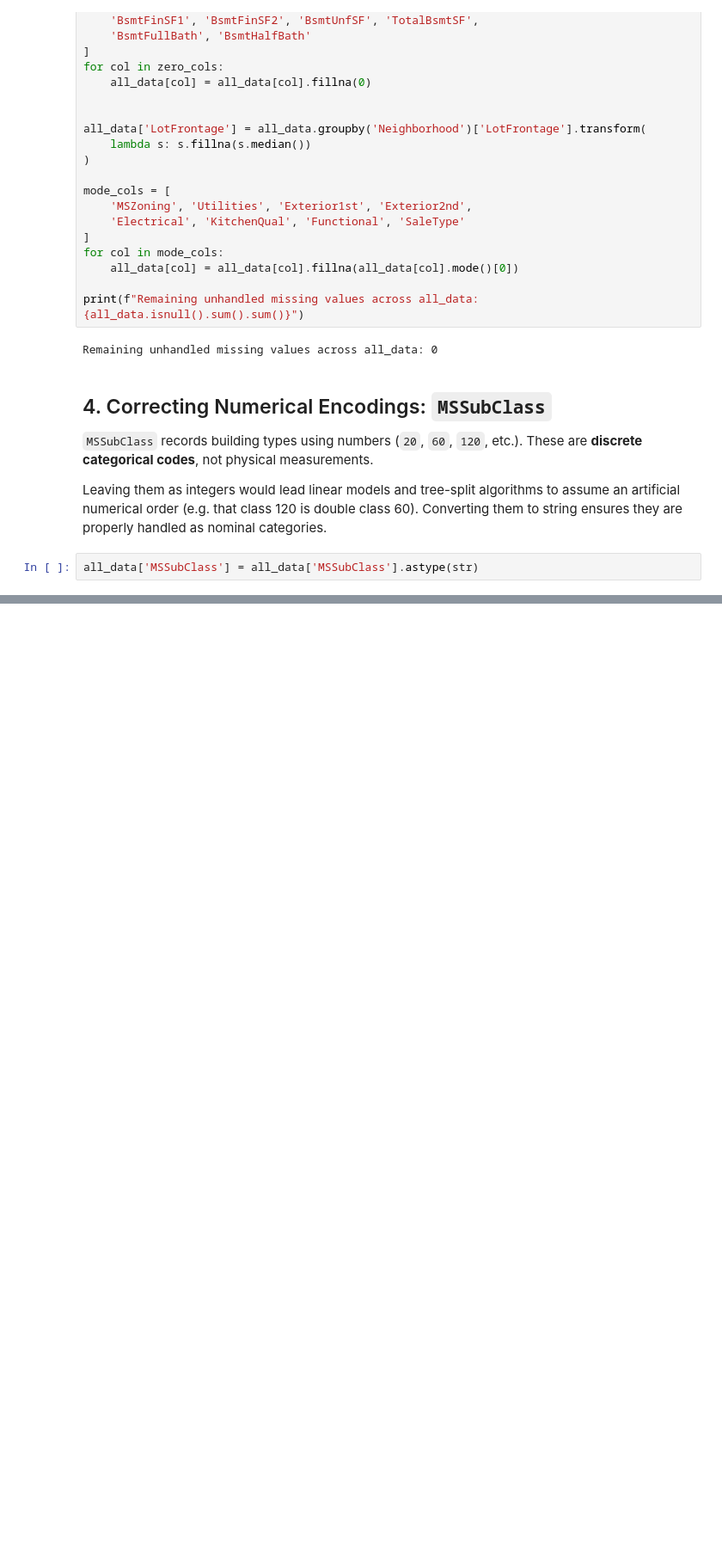
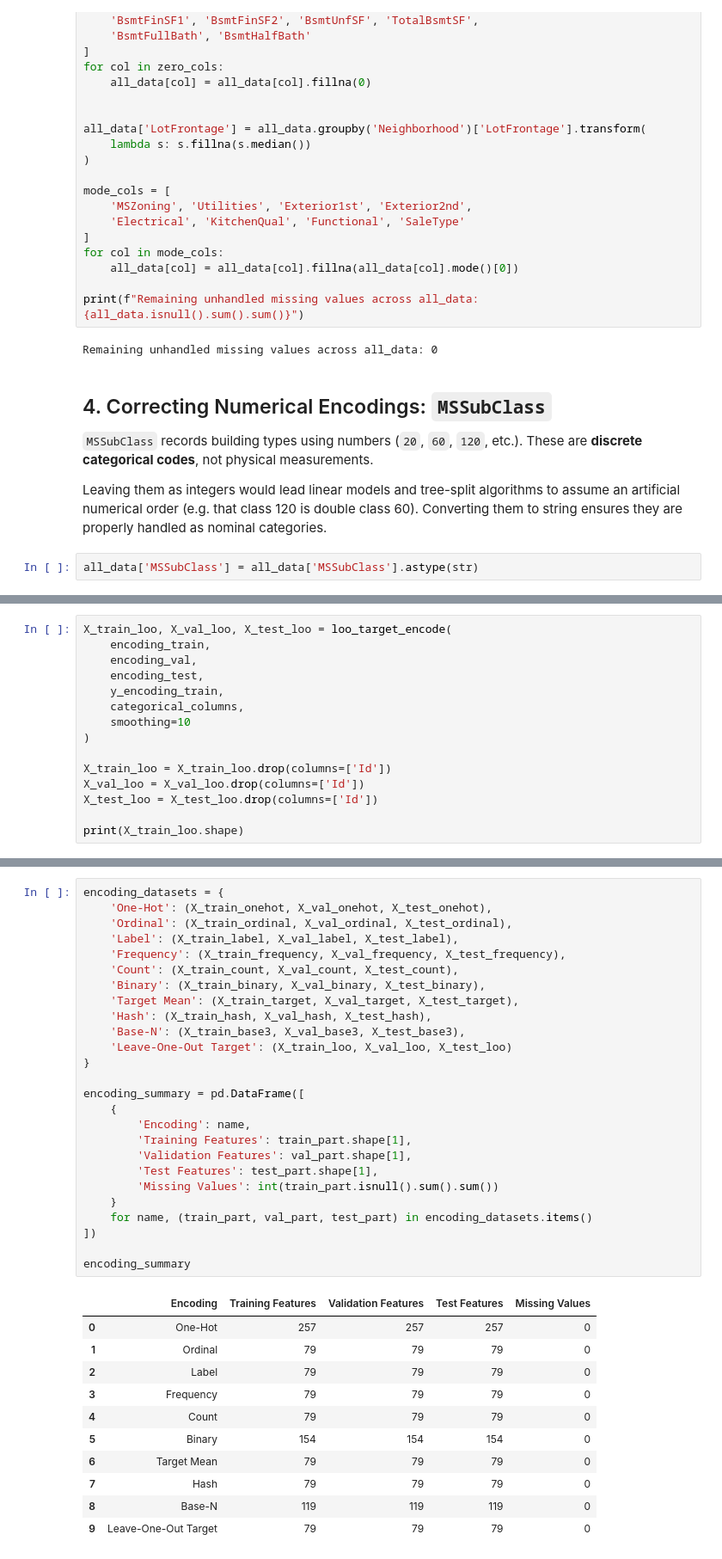
Before and after one commit to lavignenancy/House-Pricing-Gradient-Boosting-Encoding, a Jupyter notebook: house_prices.ipynb, the cells around one changed output, grey strips where cells are left out. Shown at 86% size. Drawn from its saved outputs; the diff is of its cells as text; blank space fills up the shorter version.

```diff
--- a/house_prices.ipynb
+++ b/house_prices.ipynb
@@ -247,0 +800,15 @@ Submission file successfully saved as 'submission.csv'!
+# %%
+X_train_loo, X_val_loo, X_test_loo = loo_target_encode(
+    encoding_train,
+    encoding_val,
+    encoding_test,
+    y_encoding_train,
+    categorical_columns,
+    smoothing=10
+)
+
+X_train_loo = X_train_loo.drop(columns=['Id'])
+X_val_loo = X_val_loo.drop(columns=['Id'])
+X_test_loo = X_test_loo.drop(columns=['Id'])
+
+print(X_train_loo.shape)
@@ -247,0 +831,38 @@ Submission file successfully saved as 'submission.csv'!
+# %%
+encoding_datasets = {
+    'One-Hot': (X_train_onehot, X_val_onehot, X_test_onehot),
+    'Ordinal': (X_train_ordinal, X_val_ordinal, X_test_ordinal),
+    'Label': (X_train_label, X_val_label, X_test_label),
+    'Frequency': (X_train_frequency, X_val_frequency, X_test_frequency),
+    'Count': (X_train_count, X_val_count, X_test_count),
+    'Binary': (X_train_binary, X_val_binary, X_test_binary),
+    'Target Mean': (X_train_target, X_val_target, X_test_target),
+    'Hash': (X_train_hash, X_val_hash, X_test_hash),
+    'Base-N': (X_train_base3, X_val_base3, X_test_base3),
+    'Leave-One-Out Target': (X_train_loo, X_val_loo, X_test_loo)
+}
+
+encoding_summary = pd.DataFrame([
+    {
+        'Encoding': name,
+        'Training Features': train_part.shape[1],
+        'Validation Features': val_part.shape[1],
+        'Test Features': test_part.shape[1],
+        'Missing Values': int(train_part.isnull().sum().sum())
+    }
+    for name, (train_part, val_part, test_part) in encoding_datasets.items()
+])
+
+encoding_summary
+# %% [output]
+|  | Encoding | Training Features | Validation Features | Test Features | Missing Values |
+| 0 | One-Hot | 257 | 257 | 257 | 0 |
+| 1 | Ordinal | 79 | 79 | 79 | 0 |
+| 2 | Label | 79 | 79 | 79 | 0 |
+| 3 | Frequency | 79 | 79 | 79 | 0 |
+| 4 | Count | 79 | 79 | 79 | 0 |
+| 5 | Binary | 154 | 154 | 154 | 0 |
+| 6 | Target Mean | 79 | 79 | 79 | 0 |
+| 7 | Hash | 79 | 79 | 79 | 0 |
+| 8 | Base-N | 119 | 119 | 119 | 0 |
+| 9 | Leave-One-Out Target | 79 | 79 | 79 | 0 |
```
Also changed, not shown: parts of 48 cells of this notebook, 2 other files.
